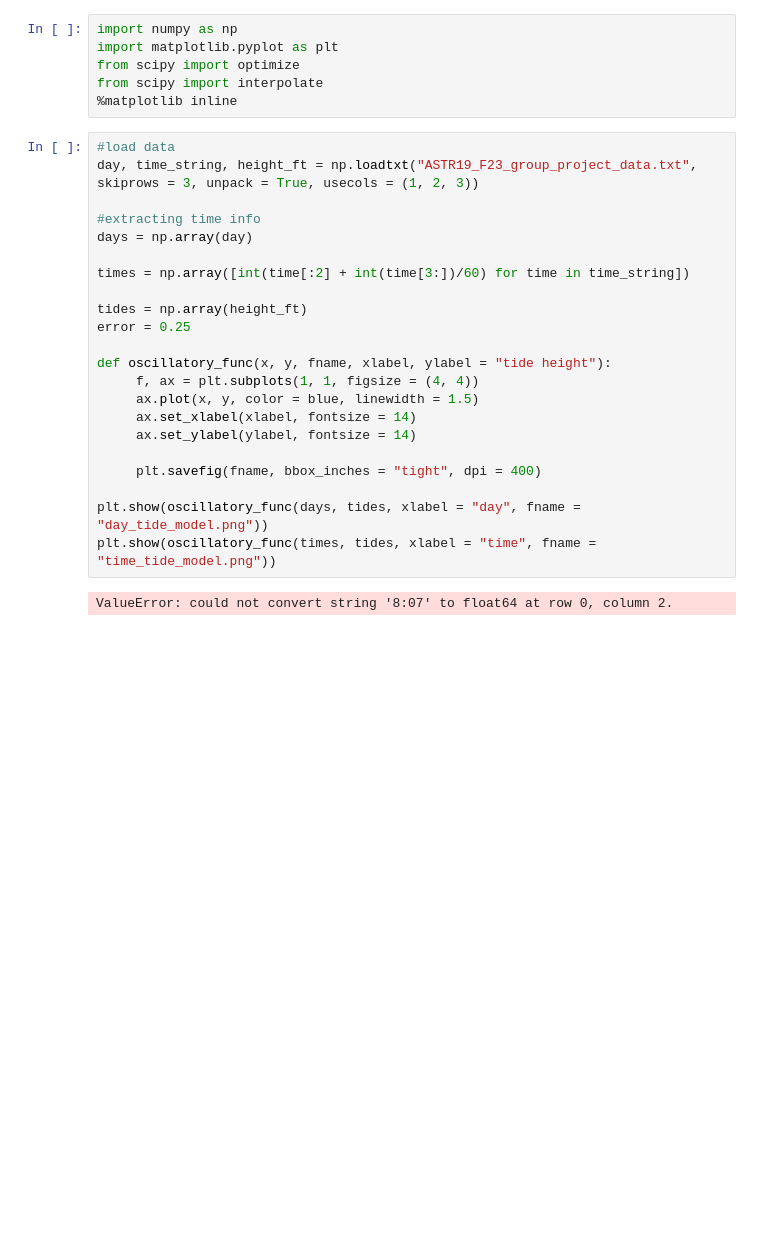
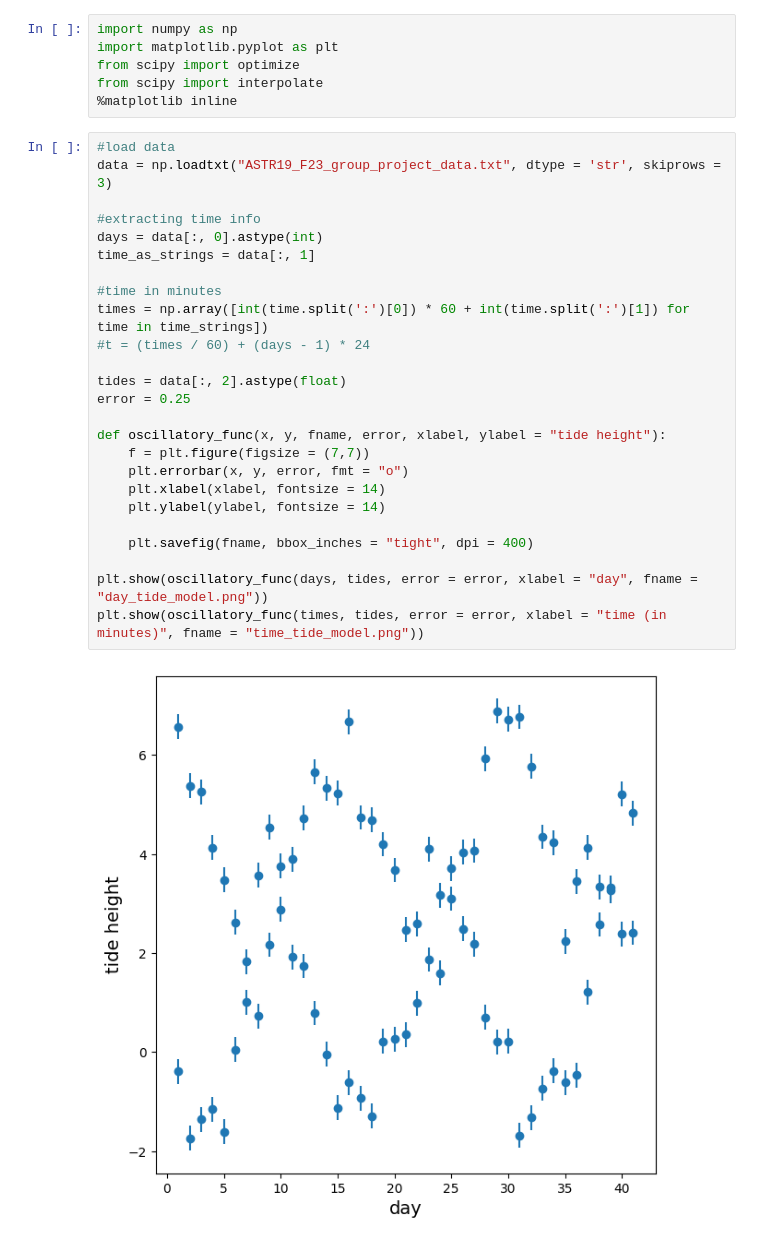
Before and after one commit to ljcui1/ASTR19-Group-Project, a Jupyter notebook: Tidal_Report_Plotting_the_Curve.ipynb, the cells around one changed output. Cells and saved outputs as stored; diff of their text form; blank space fills up the shorter version.

Commit message:
loadtxt works

```diff
--- a/Tidal_Report_Plotting_the_Curve.ipynb
+++ b/Tidal_Report_Plotting_the_Curve.ipynb
@@ -11,25 +11,28 @@ from scipy import interpolate
 %matplotlib inline
 # %%
 #load data
-day, time_string, height_ft = np.loadtxt("ASTR19_F23_group_project_data.txt", skiprows = 3, unpack = True, usecols = (1, 2, 3))
+data = np.loadtxt("ASTR19_F23_group_project_data.txt", dtype = 'str', skiprows = 3)
 
 #extracting time info
-days = np.array(day)
+days = data[:, 0].astype(int)
+time_as_strings = data[:, 1]
 
-times = np.array([int(time[:2] + int(time[3:])/60) for time in time_string])
+#time in minutes
+times = np.array([int(time.split(':')[0]) * 60 + int(time.split(':')[1]) for time in time_strings])
+#t = (times / 60) + (days - 1) * 24
 
-tides = np.array(height_ft)
+tides = data[:, 2].astype(float)
 error = 0.25
 
-def oscillatory_func(x, y, fname, xlabel, ylabel = "tide height"):
-     f, ax = plt.subplots(1, 1, figsize = (4, 4))
-     ax.plot(x, y, color = blue, linewidth = 1.5)
-     ax.set_xlabel(xlabel, fontsize = 14)
-     ax.set_ylabel(ylabel, fontsize = 14)
+def oscillatory_func(x, y, fname, error, xlabel, ylabel = "tide height"):
+    f = plt.figure(figsize = (7,7))
+    plt.errorbar(x, y, error, fmt = "o")
+    plt.xlabel(xlabel, fontsize = 14)
+    plt.ylabel(ylabel, fontsize = 14)
 
-     plt.savefig(fname, bbox_inches = "tight", dpi = 400)
+    plt.savefig(fname, bbox_inches = "tight", dpi = 400)
 
-plt.show(oscillatory_func(days, tides, xlabel = "day", fname = "day_tide_model.png"))
-plt.show(oscillatory_func(times, tides, xlabel = "time", fname = "time_tide_model.png"))
+plt.show(oscillatory_func(days, tides, error = error, xlabel = "day", fname = "day_tide_model.png"))
+plt.show(oscillatory_func(times, tides, error = error, xlabel = "time (in minutes)", fname = "time_tide_model.png"))
 # %% [output]
-ValueError: could not convert string '8:07' to float64 at row 0, column 2.
+[figure, added]
```
Also changed, not shown: parts of 1 cell of this notebook, 2 other files.
